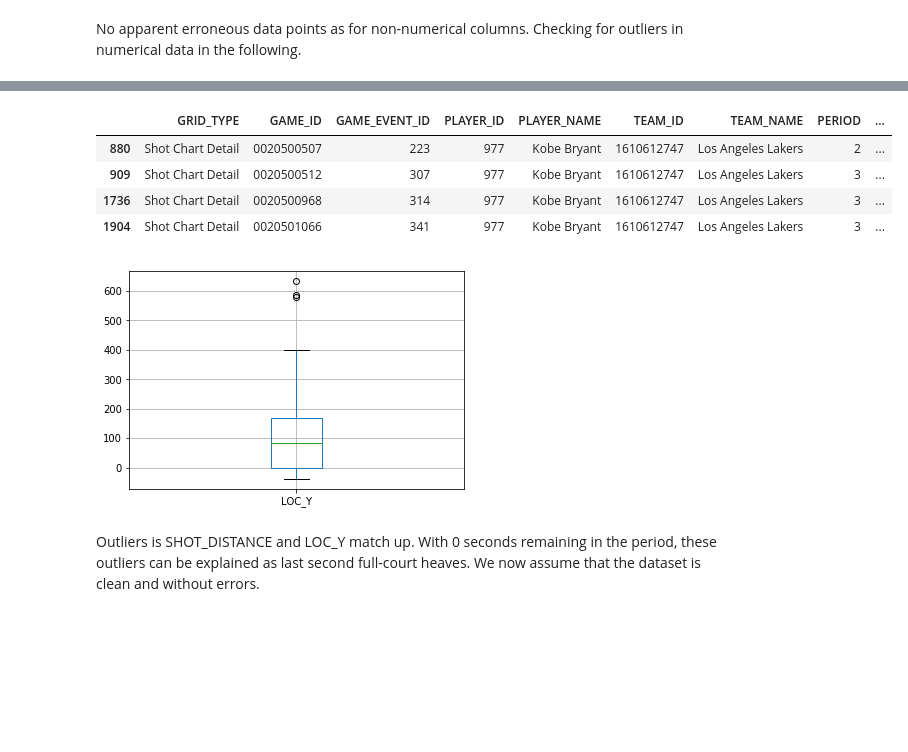
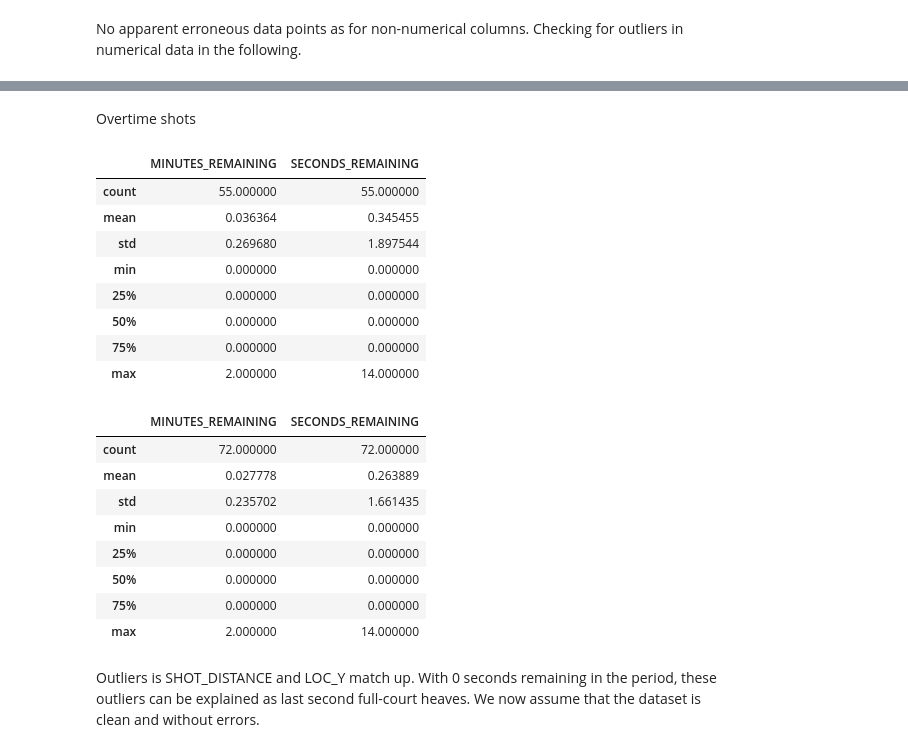
Before and after one commit to MAP536/PythonProject, a Jupyter notebook: nba_stats.ipynb, the cells around one changed output, grey strips where cells are left out. Cells and saved outputs as stored; diff of their text form; code cells hidden in the pictures; blank space fills up the shorter version.

```diff
--- a/nba_stats.ipynb
+++ b/nba_stats.ipynb
@@ -16,0 +20,15 @@ with open('kobe06.json') as j:
+# %%
+json_list=list(map(lambda x: "json/"+x, os.listdir('json')))
+df_list_player=[]
+df_list_avg=[]
+for idx, i in enumerate(json_list):
+    with open(i) as j:
+        data=json.load(j)
+        tmpkobe=pd.DataFrame(data['resultSets'][0]['rowSet'], columns=data['resultSets'][0]['headers'])
+        tmpavg=pd.DataFrame(data['resultSets'][1]['rowSet'], columns=data['resultSets'][1]['headers'])
+        tmpkobe["Season"], tmpavg["Season"] = [i[9:13],i[9:13]]
+        df_list_player.append(tmpkobe)
+        df_list_avg.append(tmpavg)
+
+kobe = pd.concat(df_list_player)
+avg = pd.concat(df_list_avg)
@@ -17,3 +45,5 @@ with open('kobe06.json') as j:
 # %%
-kobe=pd.DataFrame(data['resultSets'][0]['rowSet'], columns=data['resultSets'][0]['headers'])
-avg=pd.DataFrame(data['resultSets'][1]['rowSet'], columns=data['resultSets'][1]['headers'])
+#with open('json/kobe06.json') as j:
+#    data = json.load(j)
+#kobe=pd.DataFrame(data['resultSets'][0]['rowSet'], columns=data['resultSets'][0]['headers'])
+#avg=pd.DataFrame(data['resultSets'][1]['rowSet'], columns=data['resultSets'][1]['headers'])
@@ -102,0 +139,6 @@ plt.xticks(rotation=90)
+# %%
+tmp=[]
+for i in intcol[3:]:
+    if (max(kobe[i]) > kobe.boxplot(column=i, return_type="both").lines["whiskers"][1].get_ydata()[1] or max(kobe[i]) < kobe.boxplot(column=i, return_type="both").lines["whiskers"][0].get_ydata()[1]):
+        tmp.append(i)
+tmp
@@ -103,3 +148,3 @@ plt.xticks(rotation=90)
 # %%
-tmp=kobe.boxplot(column="SHOT_DISTANCE", return_type="both")
+outliers=kobe.boxplot(column=tmp, return_type="both")
 # %% [output]
@@ -116,9 +173,26 @@ kobe[kobe.SHOT_DISTANCE>=tmp.lines["whiskers"][1].get_ydata()[1]]
+# %% [markdown]
+Overtime shots
+# %%
+kobe[kobe.SHOT_DISTANCE>=outliers.lines["whiskers"][3].get_ydata()[1]][["MINUTES_REMAINING","SECONDS_REMAINING"]].describe()
+# %% [output]
+|  | MINUTES_REMAINING | SECONDS_REMAINING |
+| count | 55.000000 | 55.000000 |
+| mean | 0.036364 | 0.345455 |
+| std | 0.269680 | 1.897544 |
+| min | 0.000000 | 0.000000 |
+| 25% | 0.000000 | 0.000000 |
+| 50% | 0.000000 | 0.000000 |
+| 75% | 0.000000 | 0.000000 |
+| max | 2.000000 | 14.000000 |
 # %%
-kobe[kobe.LOC_Y>=kobe.boxplot(column="LOC_Y", return_type="both").lines["whiskers"][1].get_ydata()[1]]
+kobe[kobe.LOC_Y>=outliers.lines["whiskers"][5].get_ydata()[1]][["MINUTES_REMAINING","SECONDS_REMAINING"]].describe()
 # %% [output]
-|  | GRID_TYPE | GAME_ID | GAME_EVENT_ID | PLAYER_ID | PLAYER_NAME | TEAM_ID | TEAM_NAME | PERIOD | ... |
-| 880 | Shot Chart Detail | 0020500507 | 223 | 977 | Kobe Bryant | 1610612747 | Los Angeles Lakers | 2 | ... |
-| 909 | Shot Chart Detail | 0020500512 | 307 | 977 | Kobe Bryant | 1610612747 | Los Angeles Lakers | 3 | ... |
-| 1736 | Shot Chart Detail | 0020500968 | 314 | 977 | Kobe Bryant | 1610612747 | Los Angeles Lakers | 3 | ... |
-| 1904 | Shot Chart Detail | 0020501066 | 341 | 977 | Kobe Bryant | 1610612747 | Los Angeles Lakers | 3 | ... |
+|  | MINUTES_REMAINING | SECONDS_REMAINING |
+| count | 72.000000 | 72.000000 |
+| mean | 0.027778 | 0.263889 |
+| std | 0.235702 | 1.661435 |
+| min | 0.000000 | 0.000000 |
+| 25% | 0.000000 | 0.000000 |
+| 50% | 0.000000 | 0.000000 |
+| 75% | 0.000000 | 0.000000 |
+| max | 2.000000 | 14.000000 |
-[figure, removed]
```
Also changed, not shown: parts of 22 cells of this notebook, 20 other files.
